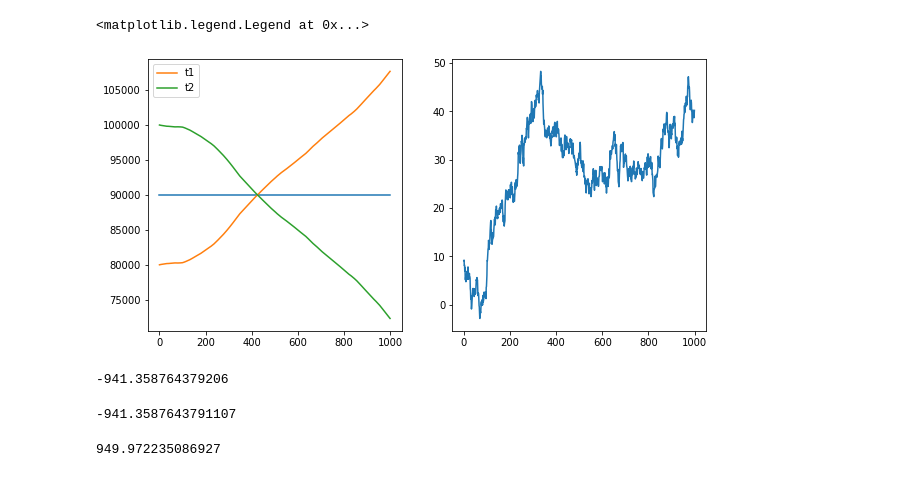
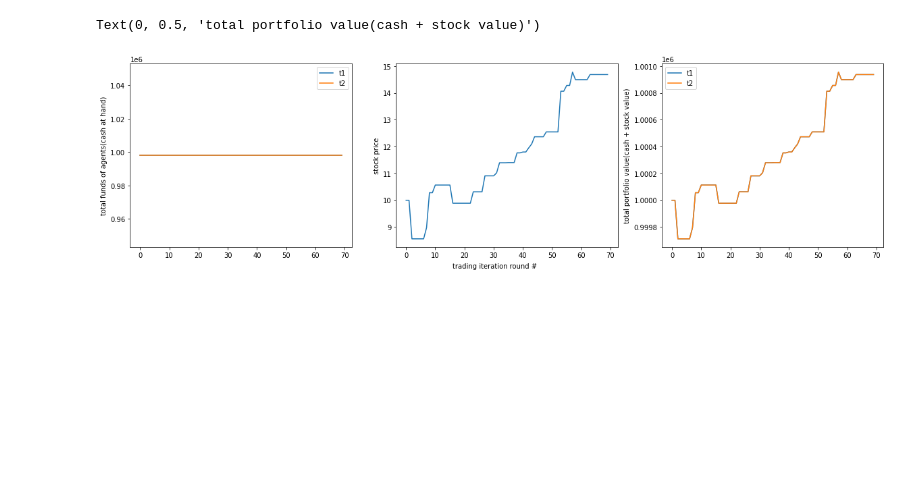
Before and after one commit to sourabhmadur/exchange_rl, a Jupyter notebook: notebooks/two_agents_exchange_trading.ipynb, the cells around one changed output. Cells and saved outputs as stored; diff of their text form; code cells hidden in the pictures; blank space fills up the shorter version.

```diff
--- a/notebooks/two_agents_exchange_trading.ipynb
+++ b/notebooks/two_agents_exchange_trading.ipynb
@@ -54,23 +61,45 @@ for i in range(20):
+# %%
+num_agents=1000
+initial_shares=200000
+
+IPO = {"S1": (10, initial_shares)}  # price, qty
+e = Exchange(num_agents, 1000000, IPO)  # num_Agents, initial money, IPO
+for i in range(1,num_agents+1):
+    e.place_add_order('T'+str(i), "S1", buy_sell='buy', qty=initial_shares/num_agents, price=10) # 1st agent buying
+
+share_price=[]
+total_funds=[]
+t1_funds=[]
+t2_funds=[]
+t1_value=[]
+t2_value=[]
+
+for i in range(70):
+    curr_price= e.stocks['S1']._last_settled_price
+    next_price=curr_price+np.random.normal(loc=1, scale=1.0)
+    agent_num=str(random.randint(1, num_agents))
+    e.place_add_order('T'+agent_num, "S1", buy_sell=random.choice(['buy', 'sell']), qty=random.randint(1, 3), price=next_price) # 1st agent buying
+#     print('T'+agent_num)
+    share_price.append(e.stocks['S1']._last_settled_price)
+    total_funds.append(e.agents['T1'].total_funds+ e.agents['T2'].total_funds)
+    t1_funds.append(e.agents['T1'].total_funds)
+    t2_funds.append(e.agents['T2'].total_funds)
+    t1_value.append(e.agents['T1'].get_total_portfolio_value())
+    t2_value.append(e.agents['T2'].get_total_portfolio_value())
 # %%
-# plt.plot(share_price)
-fig, ax = plt.subplots(1,2, figsize=(10,5))
-ax[0].plot([i/2 for i in total_funds])
+fig, ax = plt.subplots(1,3, figsize=(20,5), sharex=True)
+# ax[0].plot([i/2 for i in total_funds])
 ax[0].plot(t1_funds, label='t1')
 ax[0].plot(t2_funds, label='t2')
 ax[1].plot(share_price)
+ax[2].plot(t1_value, label='t1')
+ax[2].plot(t2_value, label='t2')
 ax[0].legend()
+ax[2].legend()
+fig.text(0.5, 0.04, 'trading iteration round #', ha='center')
+ax[0].set_ylabel('total funds of agents(cash at hand)')
+ax[1].set_ylabel('stock price')
+ax[2].set_ylabel('total portfolio value(cash + stock value)')
 # %% [output]
-<matplotlib.legend.Legend at 0x...>
+Text(0, 0.5, 'total portfolio value(cash + stock value)')
-[figure, old version]
+[figure, new version]
-# %%
-profit_accrued
-# %% [output]
--941.358764379206
-# %%
-t1_funds[-1]-t1_funds[0]
-# %% [output]
--941.3587643791107
-# %%
-t2_funds[-1]-t2_funds[0]
-# %% [output]
-949.972235086927
```
Also changed, not shown: parts of 8 cells of this notebook, 4 other files.
